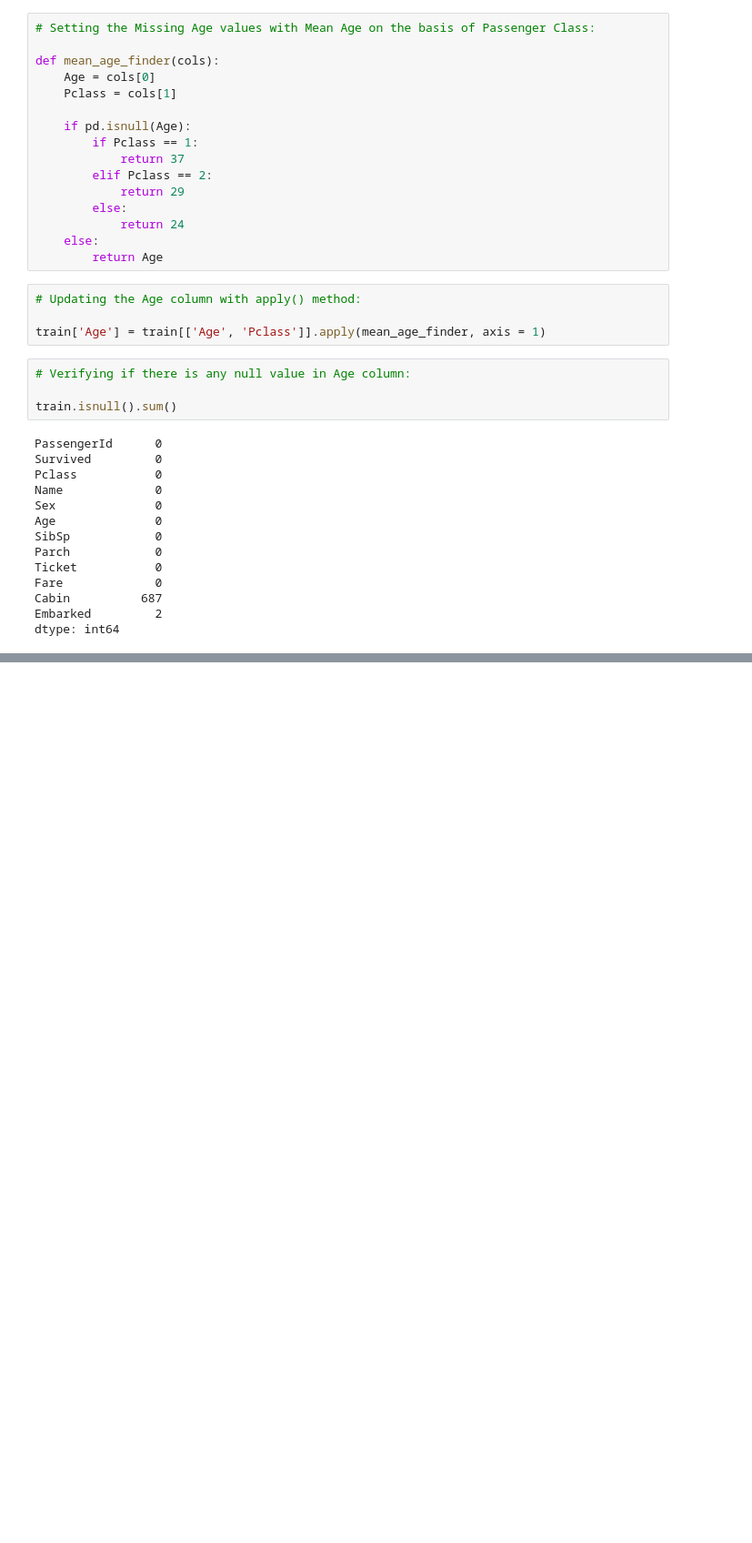
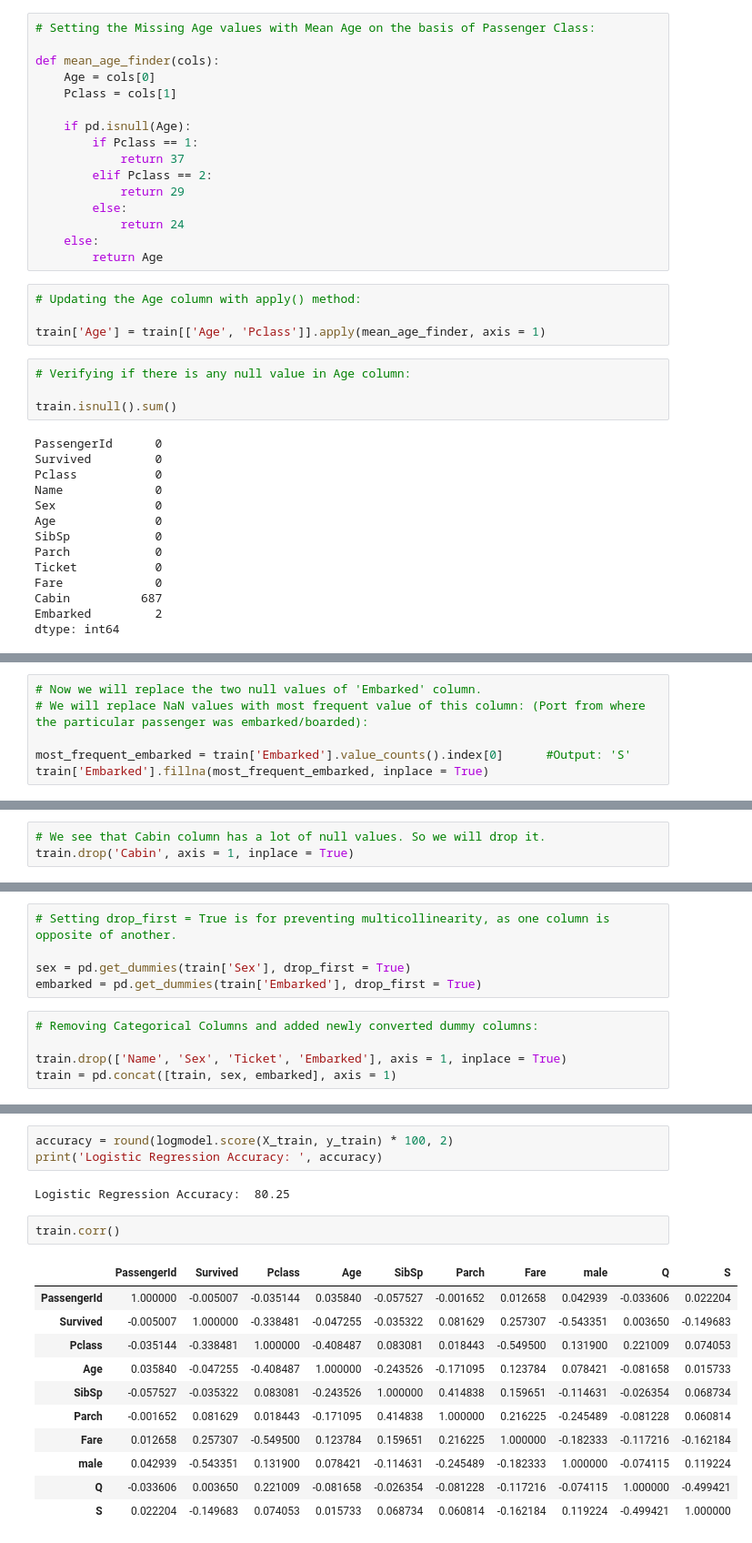
Before and after one commit to cwinsor/kaggle_titanic, a Jupyter notebook: project/Kaggle - Titanic.ipynb, the cells around one changed output, grey strips where cells are left out. Shown at 91% size. Saved outputs shown, nothing was run; the diff lists cells and outputs as text; blank space fills up the shorter version.

Commit message:
continue adding content this gets to the point where we have run logistic regression decision tree have not successfully submitted to kaggle but tried and made notes

```diff
--- a/project/Kaggle - Titanic.ipynb
+++ b/project/Kaggle - Titanic.ipynb
@@ -295,0 +294,6 @@ dtype: int64
+# %%
+# Now we will replace the two null values of 'Embarked' column.
+# We will replace NaN values with most frequent value of this column: (Port from where the particular passenger was embarked/boarded):
+
+most_frequent_embarked = train['Embarked'].value_counts().index[0]      #Output: 'S'
+train['Embarked'].fillna(most_frequent_embarked, inplace = True)
@@ -295,0 +317,3 @@ dtype: int64
+# %%
+# We see that Cabin column has a lot of null values. So we will drop it.
+train.drop('Cabin', axis = 1, inplace = True)
@@ -295,0 +406,10 @@ dtype: int64
+# %%
+# Setting drop_first = True is for preventing multicollinearity, as one column is opposite of another.
+
+sex = pd.get_dummies(train['Sex'], drop_first = True)
+embarked = pd.get_dummies(train['Embarked'], drop_first = True)
+# %%
+# Removing Categorical Columns and added newly converted dummy columns:
+
+train.drop(['Name', 'Sex', 'Ticket', 'Embarked'], axis = 1, inplace = True)
+train = pd.concat([train, sex, embarked], axis = 1)
@@ -295,0 +469,19 @@ dtype: int64
+# %%
+accuracy = round(logmodel.score(X_train, y_train) * 100, 2)
+print('Logistic Regression Accuracy: ', accuracy)
+# %% [output]
+Logistic Regression Accuracy:  80.25
+# %%
+train.corr()
+# %% [output]
+|  | PassengerId | Survived | Pclass | Age | SibSp | Parch | Fare | male | Q | S |
+| PassengerId | 1.000000 | -0.005007 | -0.035144 | 0.035840 | -0.057527 | -0.001652 | 0.012658 | 0.042939 | -0.033606 | 0.022204 |
+| Survived | -0.005007 | 1.000000 | -0.338481 | -0.047255 | -0.035322 | 0.081629 | 0.257307 | -0.543351 | 0.003650 | -0.149683 |
+| Pclass | -0.035144 | -0.338481 | 1.000000 | -0.408487 | 0.083081 | 0.018443 | -0.549500 | 0.131900 | 0.221009 | 0.074053 |
+| Age | 0.035840 | -0.047255 | -0.408487 | 1.000000 | -0.243526 | -0.171095 | 0.123784 | 0.078421 | -0.081658 | 0.015733 |
+| SibSp | -0.057527 | -0.035322 | 0.083081 | -0.243526 | 1.000000 | 0.414838 | 0.159651 | -0.114631 | -0.026354 | 0.068734 |
+| Parch | -0.001652 | 0.081629 | 0.018443 | -0.171095 | 0.414838 | 1.000000 | 0.216225 | -0.245489 | -0.081228 | 0.060814 |
+| Fare | 0.012658 | 0.257307 | -0.549500 | 0.123784 | 0.159651 | 0.216225 | 1.000000 | -0.182333 | -0.117216 | -0.162184 |
+| male | 0.042939 | -0.543351 | 0.131900 | 0.078421 | -0.114631 | -0.245489 | -0.182333 | 1.000000 | -0.074115 | 0.119224 |
+| Q | -0.033606 | 0.003650 | 0.221009 | -0.081658 | -0.026354 | -0.081228 | -0.117216 | -0.074115 | 1.000000 | -0.499421 |
+| S | 0.022204 | -0.149683 | 0.074053 | 0.015733 | 0.068734 | 0.060814 | -0.162184 | 0.119224 | -0.499421 | 1.000000 |
```
Also changed, not shown: parts of 34 cells of this notebook.
